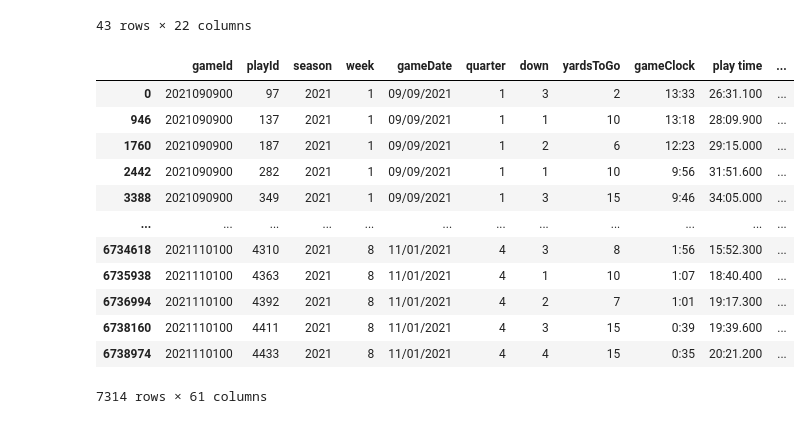
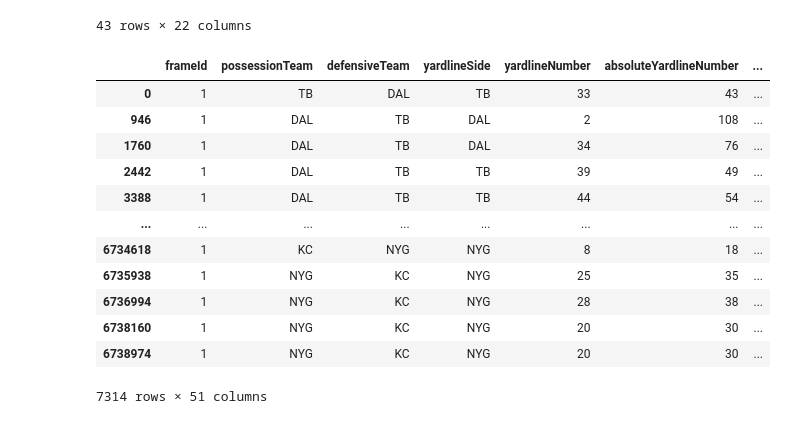
Before and after one commit to mouchatt6/BSA-Football-2026-Gravity-Metrics, a Jupyter notebook: Data Cleaning + Engineering/scripts/filter_and_calculate_matchups.ipynb, the cells around one changed output. Saved outputs shown, nothing was run; the diff lists cells and outputs as text; code cells hidden in the pictures.

```diff
--- a/Data Cleaning + Engineering/scripts/filter_and_calculate_matchups.ipynb
+++ b/Data Cleaning + Engineering/scripts/filter_and_calculate_matchups.ipynb
@@ -705,21 +705,21 @@ merged_df[merged_df['gameId'] == 2021093000].drop_duplicates(subset=['gameId','p
 base_filtered = base_filtered.drop(['ttt_le_1_5_and_behind_los'],axis=1)
 base_filtered=base_filtered.rename(columns={'frameID':'frameId'})
 # %%
-base_filtered.drop_duplicates(subset=['gameId','playId'])
+base_filtered.drop_duplicates(subset=['gameId','playId']).iloc[:,10:]
 # %% [output]
-|  | gameId | playId | season | week | gameDate | quarter | down | yardsToGo | gameClock | play time | ... |
-| 0 | 2021090900 | 97 | 2021 | 1 | 09/09/2021 | 1 | 3 | 2 | 13:33 | 26:31.100 | ... |
-| 946 | 2021090900 | 137 | 2021 | 1 | 09/09/2021 | 1 | 1 | 10 | 13:18 | 28:09.900 | ... |
-| 1760 | 2021090900 | 187 | 2021 | 1 | 09/09/2021 | 1 | 2 | 6 | 12:23 | 29:15.000 | ... |
-| 2442 | 2021090900 | 282 | 2021 | 1 | 09/09/2021 | 1 | 1 | 10 | 9:56 | 31:51.600 | ... |
-| 3388 | 2021090900 | 349 | 2021 | 1 | 09/09/2021 | 1 | 3 | 15 | 9:46 | 34:05.000 | ... |
-| ... | ... | ... | ... | ... | ... | ... | ... | ... | ... | ... | ... |
-| 6734618 | 2021110100 | 4310 | 2021 | 8 | 11/01/2021 | 4 | 3 | 8 | 1:56 | 15:52.300 | ... |
-| 6735938 | 2021110100 | 4363 | 2021 | 8 | 11/01/2021 | 4 | 1 | 10 | 1:07 | 18:40.400 | ... |
-| 6736994 | 2021110100 | 4392 | 2021 | 8 | 11/01/2021 | 4 | 2 | 7 | 1:01 | 19:17.300 | ... |
-| 6738160 | 2021110100 | 4411 | 2021 | 8 | 11/01/2021 | 4 | 3 | 15 | 0:39 | 19:39.600 | ... |
-| 6738974 | 2021110100 | 4433 | 2021 | 8 | 11/01/2021 | 4 | 4 | 15 | 0:35 | 20:21.200 | ... |
+|  | frameId | possessionTeam | defensiveTeam | yardlineSide | yardlineNumber | absoluteYardlineNumber | ... |
+| 0 | 1 | TB | DAL | TB | 33 | 43 | ... |
+| 946 | 1 | DAL | TB | DAL | 2 | 108 | ... |
+| 1760 | 1 | DAL | TB | DAL | 34 | 76 | ... |
+| 2442 | 1 | DAL | TB | TB | 39 | 49 | ... |
+| 3388 | 1 | DAL | TB | TB | 44 | 54 | ... |
+| ... | ... | ... | ... | ... | ... | ... | ... |
+| 6734618 | 1 | KC | NYG | NYG | 8 | 18 | ... |
+| 6735938 | 1 | NYG | KC | NYG | 25 | 35 | ... |
+| 6736994 | 1 | NYG | KC | NYG | 28 | 38 | ... |
+| 6738160 | 1 | NYG | KC | NYG | 20 | 30 | ... |
+| 6738974 | 1 | NYG | KC | NYG | 20 | 30 | ... |
-7314 rows × 61 columns
+7314 rows × 51 columns
 # %%
 blocker_rusher_output_df=merged_df.rename(columns={'frameID':'frameId'})
 blocker_rusher_output_df.to_csv("../outputs_csv/blocker_rusher_matchups.csv", index=False)
```
Also changed, not shown: parts of 7 cells of this notebook.
